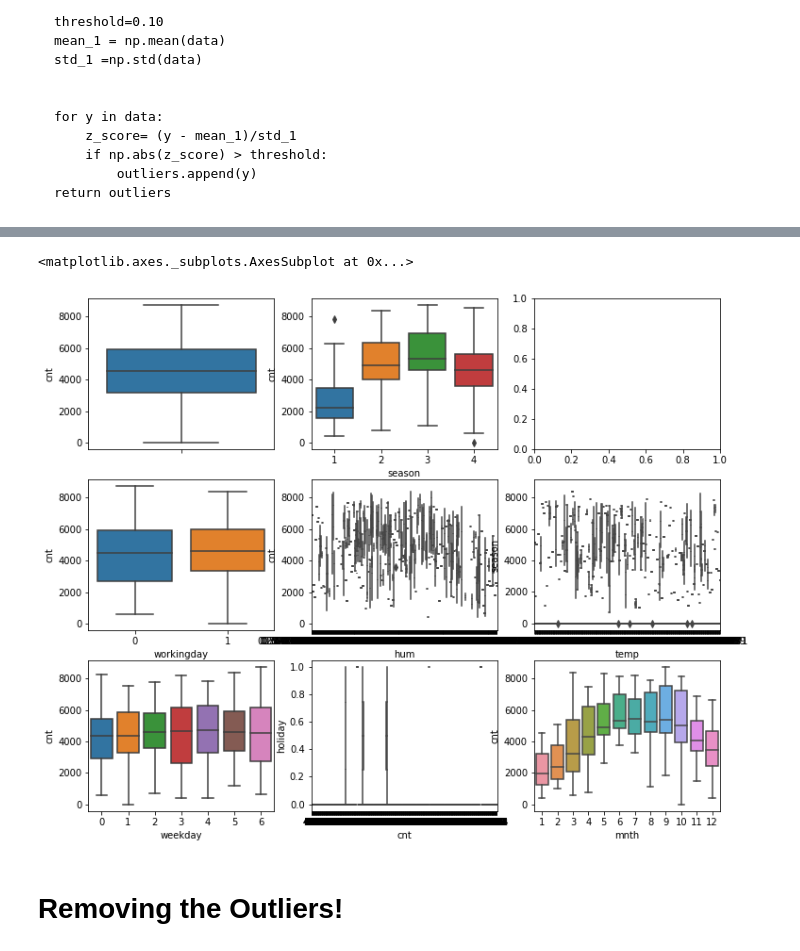
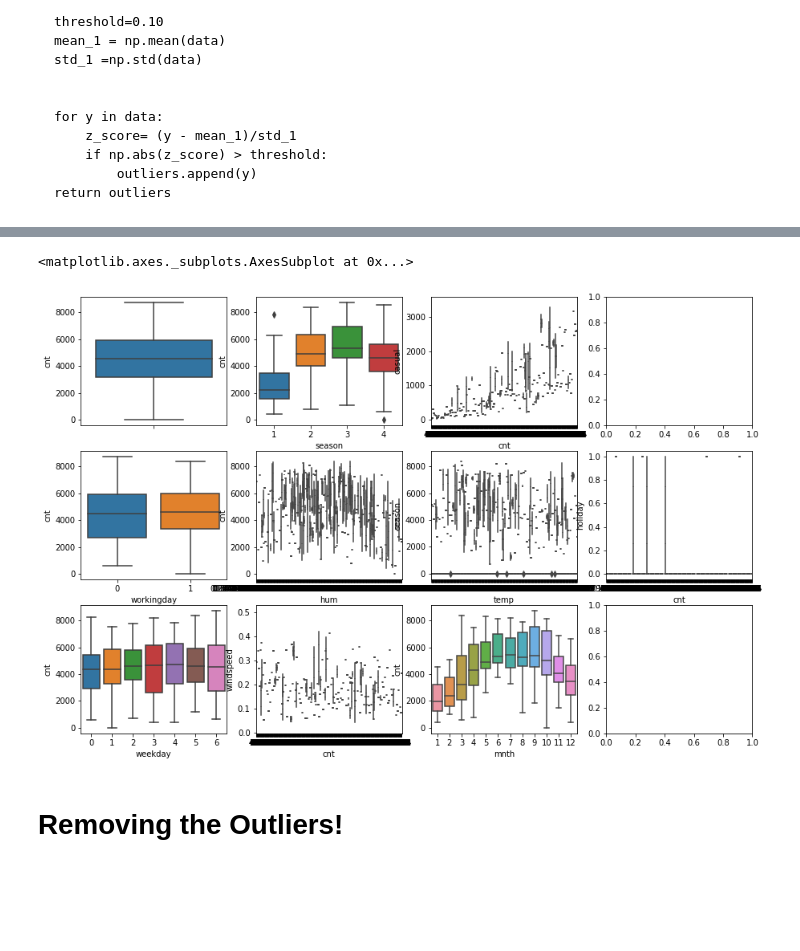
Before and after one commit to 369hiper/Bike-Rental-Prediction, a Jupyter notebook: Bike Rental Prediction.ipynb, the cells around one changed output, grey strips where cells are left out. Cells and saved outputs as stored; diff of their text form; code cells hidden in the pictures; blank space fills up the shorter version.

```diff
--- a/Bike Rental Prediction.ipynb
+++ b/Bike Rental Prediction.ipynb
@@ -5,5 +7,5 @@ import seaborn as sns
 # %%
-df = pd.read_csv('H:/Downloads/day.csv')
+df = pd.read_csv('F:/Downloads/day.csv')
 # %%
 df.head(10)
 # %% [output]
@@ -96,19 +103,21 @@ sns.boxplot(df['cnt'])
 # %%
-fig, axes = plt.subplots(nrows=3, ncols=3)
-fig.set_size_inches(12, 10)
+fig, axes = plt.subplots(nrows=3, ncols=4)
+fig.set_size_inches(15, 10)
 sns.boxplot(data=df, y="cnt", orient= "v", ax=axes[0][0])
 sns.boxplot(data=df, y="cnt",x="season", orient= "v", ax=axes[0][1])
 sns.boxplot(data=df, y="cnt",x="workingday", orient= "v", ax=axes[1][0])
 sns.boxplot(data=df, y="cnt",x="weekday", orient= "v", ax=axes[2][0])
 sns.boxplot(data=df, y="cnt",x="hum", orient= "v", ax=axes[1][1])
 sns.boxplot(data=df, y="cnt",x="windspeed", orient= "v", ax=axes[1][2])
 sns.boxplot(data=df, y="cnt",x="mnth", orient= "v", ax=axes[2][2])
 sns.boxplot(data=df, y="temp",x="hum", orient= "v", ax=axes[1][2])
 sns.boxplot(data=df, y="season",x="temp", orient= "v", ax=axes[1][2])
-sns.boxplot(data=df, y="holiday",x="cnt", orient= "v", ax=axes[2][1])
+sns.boxplot(data=df, y="windspeed",x="cnt", orient= "v", ax=axes[2][1])
+sns.boxplot(data=df, y="casual",x="cnt", orient= "v", ax=axes[0][2])
+sns.boxplot(data=df, y="holiday",x="cnt", orient= "v", ax=axes[1][3])
 # %% [output]
 <matplotlib.axes._subplots.AxesSubplot at 0x...>
-[figure, old version]
+[figure, new version]
 # %% [markdown]
 # Removing the Outliers!
 # %%
```
Also changed, not shown: parts of 26 cells of this notebook, 5 other files.
